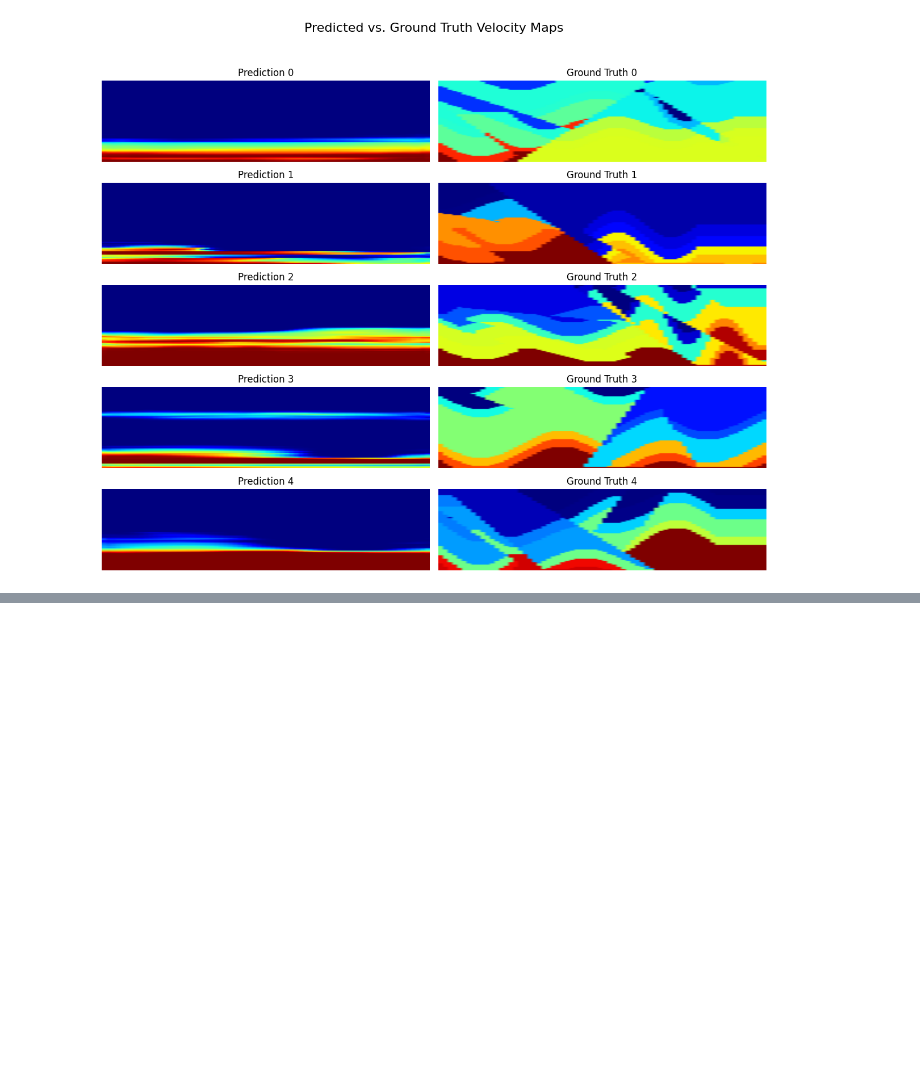
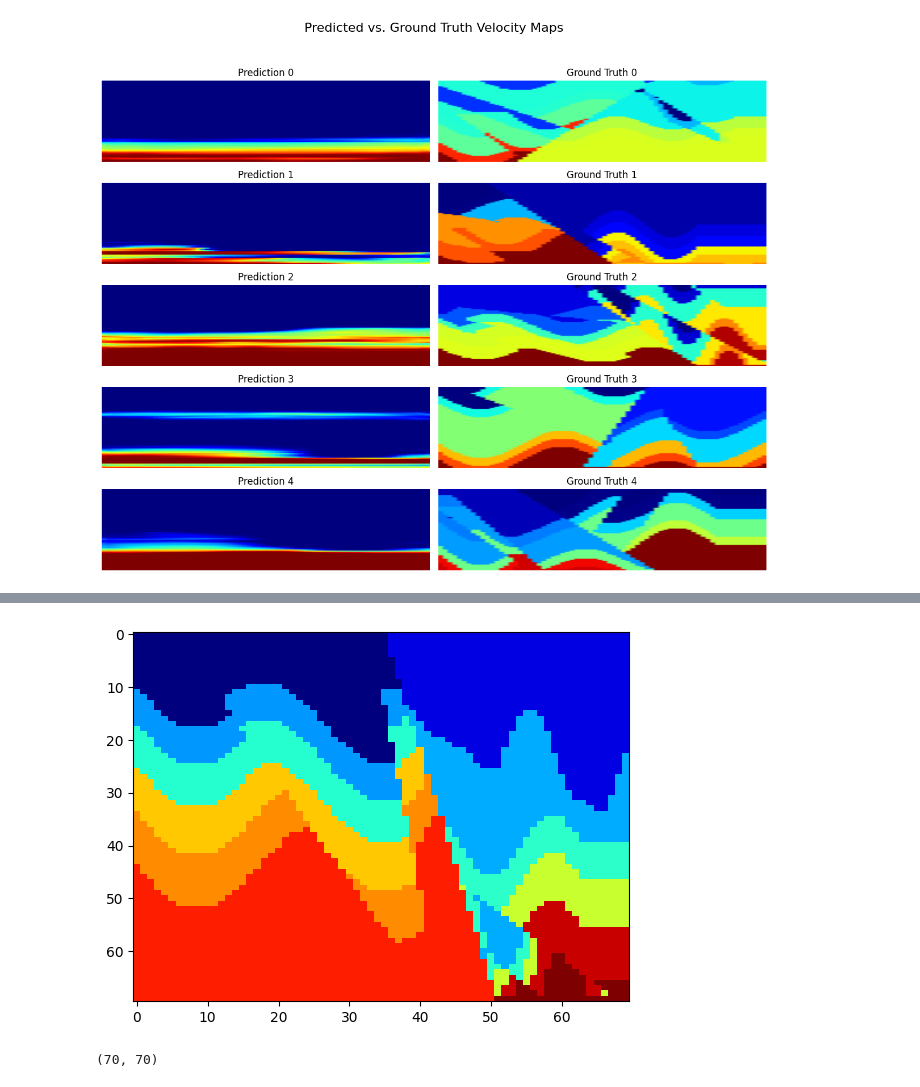
Before and after one commit to oduolaidrisA/Kaggle, a Jupyter notebook: Geophysical_Waveform_Inversion/full-waveform-inversion-using-u-net.ipynb, the cells around one changed output, grey strips where cells are left out. Saved outputs shown, nothing was run; the diff lists cells and outputs as text; code cells hidden in the pictures; blank space fills up the shorter version.

```diff
--- a/Geophysical_Waveform_Inversion/full-waveform-inversion-using-u-net.ipynb
+++ b/Geophysical_Waveform_Inversion/full-waveform-inversion-using-u-net.ipynb
@@ -542,0 +673,8 @@ plt.show()
+# %%
+sample_vel = vel_test[0].squeeze(0)
+plt.imshow(sample_vel, cmap='jet', aspect = 'auto')
+plt.show()
+print(sample_vel.shape)
+# %% [output]
+[figure, added]
+(70, 70)
```
Also changed, not shown: parts of 14 cells of this notebook.
